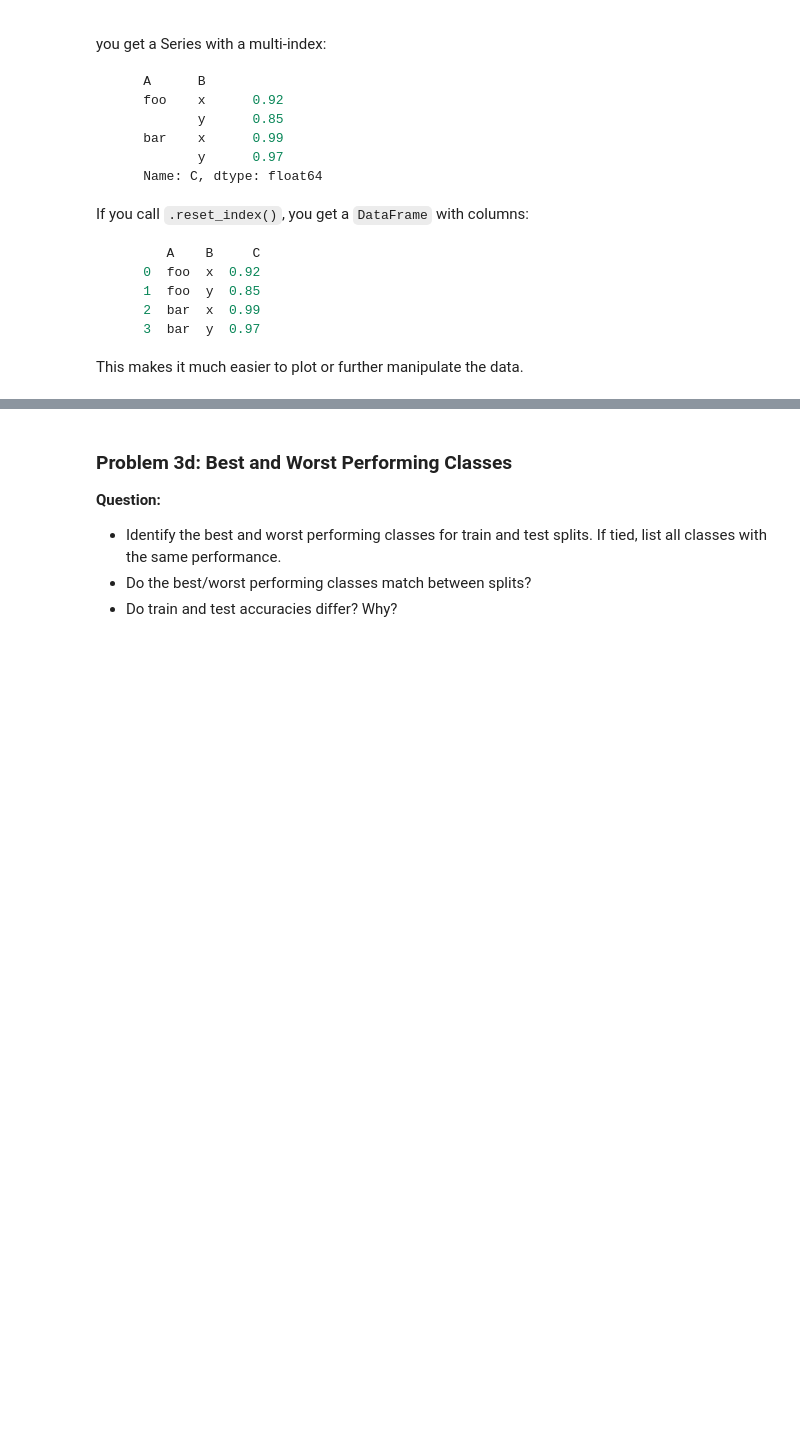
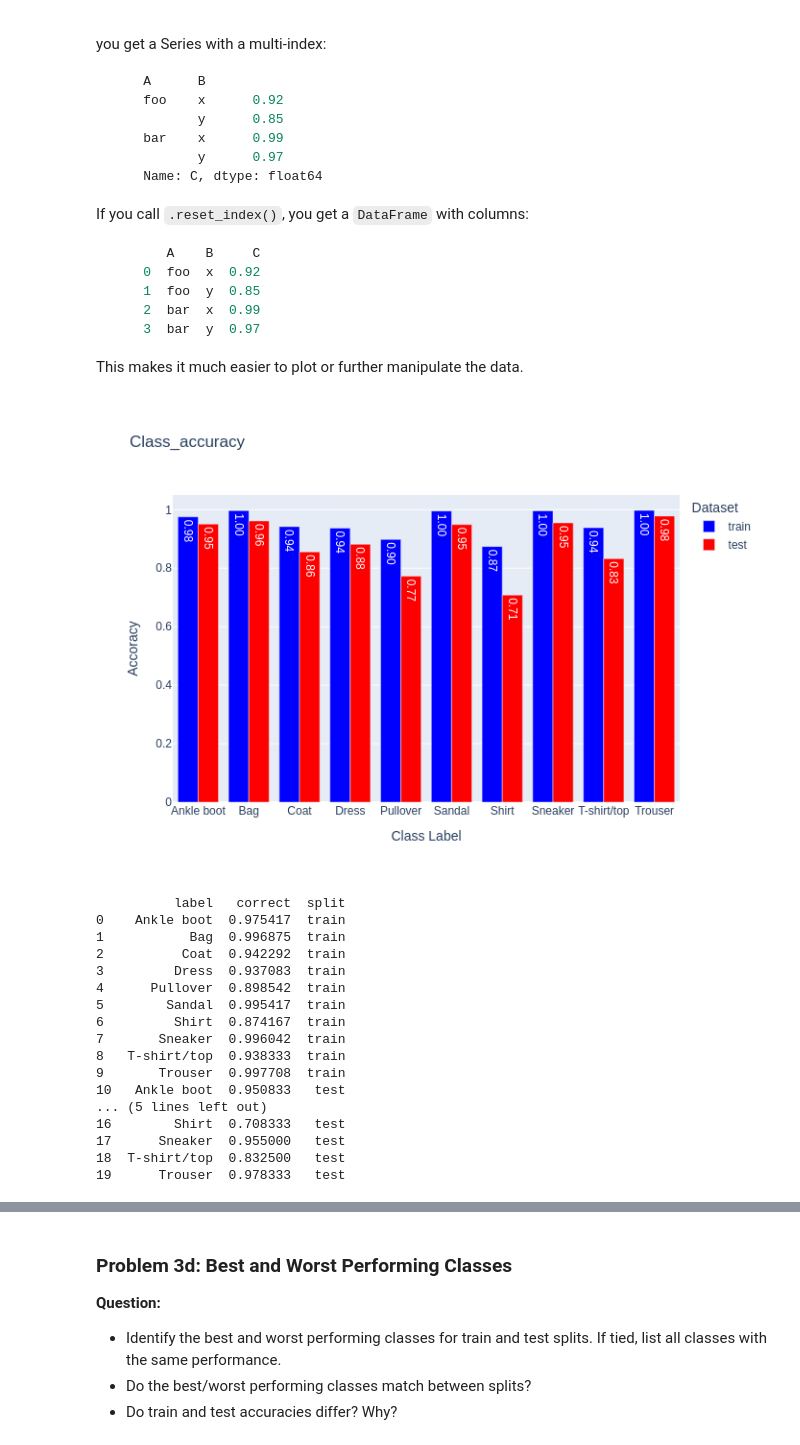
Before and after one commit to chenxixianming/fa25-student, a Jupyter notebook: hw/hw1/fashion_pt_1.ipynb, the cells around one changed output, grey strips where cells are left out. Saved outputs shown, nothing was run; the diff lists cells and outputs as text; code cells hidden in the pictures; blank space fills up the shorter version.

```diff
--- a/hw/hw1/fashion_pt_1.ipynb
+++ b/hw/hw1/fashion_pt_1.ipynb
@@ -631,7 +631,23 @@ q3a results: All test cases passed!
 train_df = train_df.copy()
 test_df = test_df.copy()
 
-...
+train_predicted_labels = model.predict(X_train_sc)
+test_predicted_labels = model.predict(X_test_sc)
+
+train_probabilities = model.predict_proba(X_train_sc)
+test_probabilities = model.predict_proba(X_test_sc)
+
+train_df['predicted_label'] = train_predicted_labels
+test_df['predicted_label'] = test_predicted_labels
+
+train_df['correct'] = train_df['label'] == train_df['predicted_label']
+test_df['correct'] = test_df['label'] == test_df['predicted_label']
+
+train_df['probs'] = train_probabilities.tolist()
+test_df['probs'] = test_probabilities.tolist()
+
+train_df['confidence'] = train_probabilities.max(axis=1)
+test_df['confidence'] = test_probabilities.max(axis=1)
 
 print("--- Column Types ----")
 for col in train_df.columns:
@@ -639,8 +655,8 @@ for col in train_df.columns:
     print(f"{col}: {type(val)}")
 print("-----------")
 
-train_accuracy = ...
-test_accuracy = ...
+train_accuracy = train_df['correct'].mean()
+test_accuracy = test_df['correct'].mean()
 
 print(f"Training accuracy: {train_accuracy:.3f}")
 print(f"Test accuracy: {test_accuracy:.3f}")
@@ -702,8 +731,39 @@ This makes it much easier to plot or further manipulate the data.
 # %%
 # TODO: Calculate train and test accuracy per class
 # TODO: Use class_accuracy to create a grouped bar chart of class accuracy for train and test
 
-...
+train_class_accuracy_df = train_df.groupby("label")["correct"].mean().reset_index()
+train_class_accuracy_df["split"] = "train"
+
+test_class_accuracy_df = test_df.groupby("label")["correct"].mean().reset_index()
+test_class_accuracy_df["split"] = "test"
+
+class_accuracy = pd.concat([train_class_accuracy_df, test_class_accuracy_df], ignore_index = True)
+
+fig = px.bar(data_frame= class_accuracy, x= "label", y= "correct", color= "split", barmode = "group", text_auto= ".2f",
+             color_discrete_map= {"train": "Blue", "test": "Red"}, labels = {"label": "Class Label", "correct": "Accoracy", "split": "Dataset"},
+             title = "Class_accuracy")
+fig.show()
+
 print(class_accuracy)
+# %% [output]
+[figure, added]
+          label   correct  split
+0    Ankle boot  0.975417  train
+1           Bag  0.996875  train
+2          Coat  0.942292  train
+3         Dress  0.937083  train
+4      Pullover  0.898542  train
+5        Sandal  0.995417  train
+6         Shirt  0.874167  train
+7       Sneaker  0.996042  train
+8   T-shirt/top  0.938333  train
+9       Trouser  0.997708  train
+10   Ankle boot  0.950833   test
+... (5 lines left out)
+16        Shirt  0.708333   test
+17      Sneaker  0.955000   test
+18  T-shirt/top  0.832500   test
+19      Trouser  0.978333   test
 # %%
 grader.check("q3c")
```
Also changed, not shown: parts of 10 cells of this notebook.
